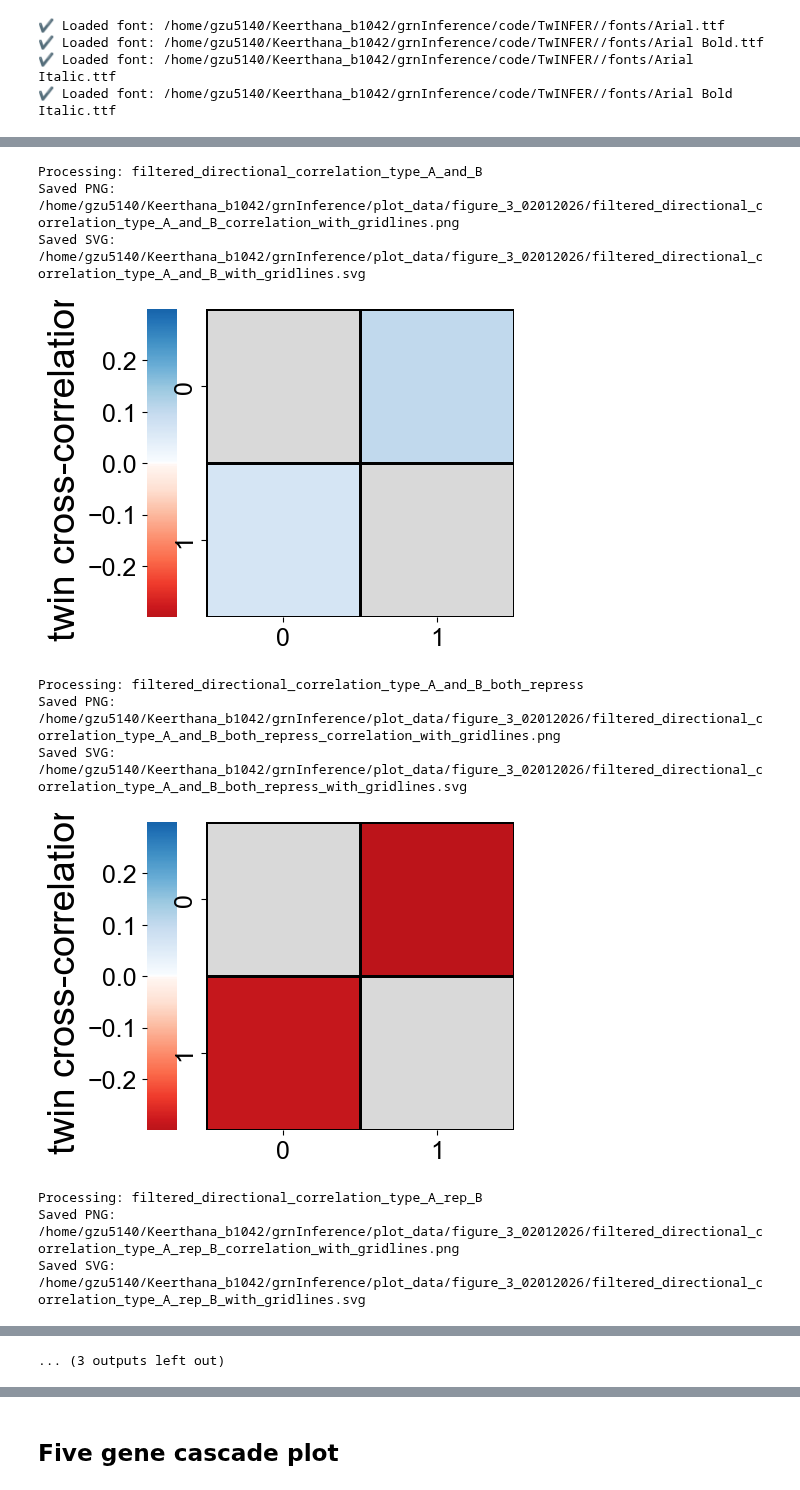
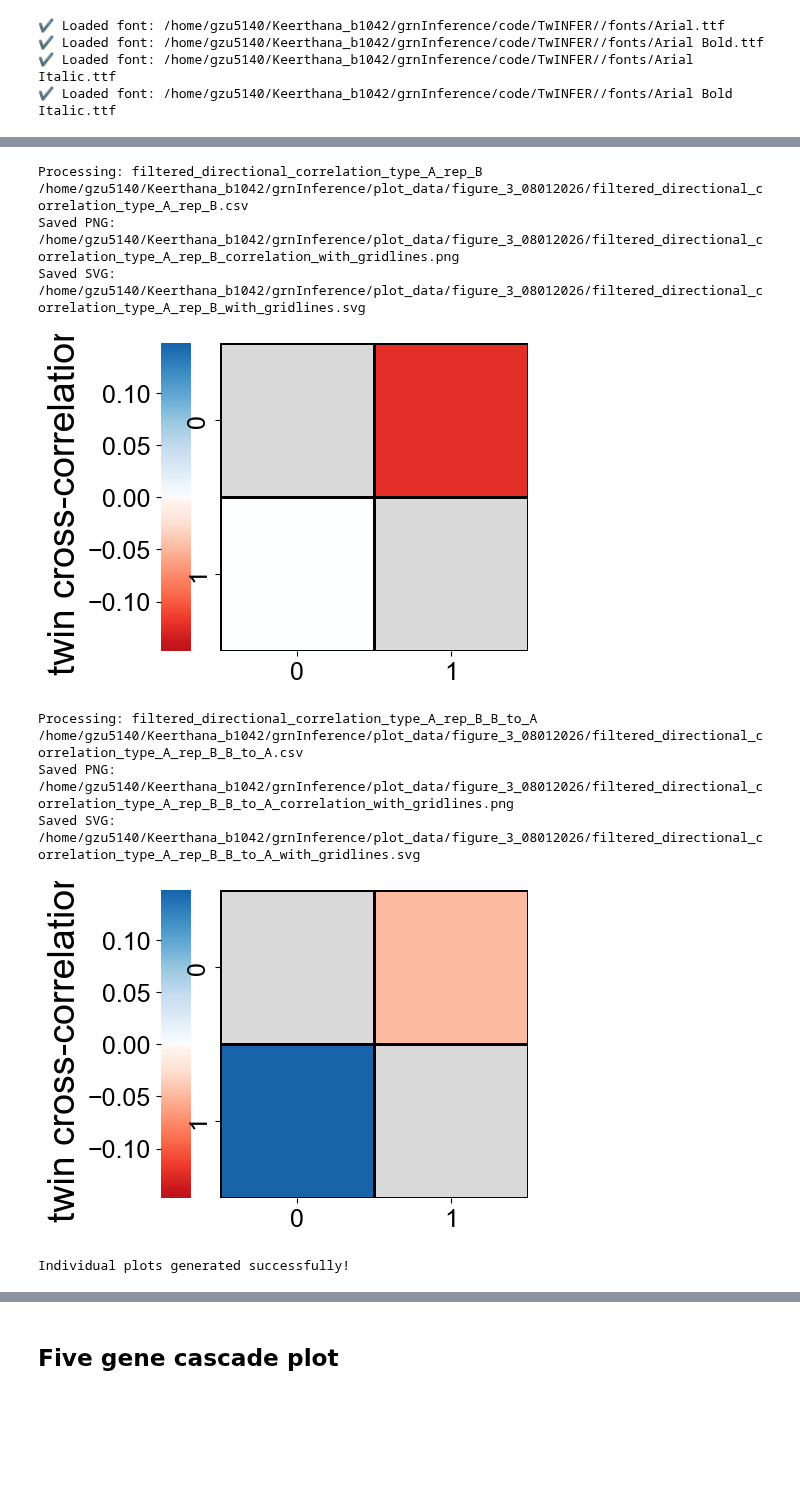
Before and after one commit to GoyalLab/TwINFER, a Jupyter notebook: scripts_to_plot_figures/figure_3.ipynb, the cells around one changed output, grey strips where cells are left out. Drawn from its saved outputs; the diff is of its cells as text; code cells hidden in the pictures; blank space fills up the shorter version.

```diff
--- a/scripts_to_plot_figures/figure_3.ipynb
+++ b/scripts_to_plot_figures/figure_3.ipynb
@@ -54,6 +54,6 @@ plt.rcParams['legend.fontsize'] = 12*1.5     # legend text
 ✔ Loaded font: /home/gzu5140/Keerthana_b1042/grnInference/code/TwINFER//fonts/Arial Italic.ttf
 ✔ Loaded font: /home/gzu5140/Keerthana_b1042/grnInference/code/TwINFER//fonts/Arial Bold Italic.ttf
 # %%
-path_to_plot_data = "/home/gzu5140/Keerthana_b1042/grnInference/plot_data/figure_3_02012026/"
-path_to_plots = "/home/gzu5140/Keerthana_b1042/grnInference/plot_data/figure_3_02012026/"
+path_to_plot_data = "/home/gzu5140/Keerthana_b1042/grnInference/plot_data/figure_3"
+path_to_plots = "/home/gzu5140/Keerthana_b1042/grnInference/plot_data/figure_3_08012026/"
 os.makedirs(path_to_plots, exist_ok=True)
@@ -489,7 +497,7 @@ def plot_all_correlations_common_scale(
             plt.show()
 # %%
 plot_all_correlations_common_scale(
-        path_to_plot_data,
+        data_folder = path_to_plot_data,
         path_to_plots=f"{path_to_plots}/",
         use_symmetric_scale=True,
         matrix_type="correlation"
@@ -504,11 +513,11 @@ Saved SVG: /home/gzu5140/Keerthana_b1042/grnInference/plot_data/figure_3_0201202
-Processing: filtered_directional_correlation_type_A_and_B
-Saved PNG: /home/gzu5140/Keerthana_b1042/grnInference/plot_data/figure_3_02012026/filtered_directional_correlation_type_A_and_B_correlation_with_gridlines.png
-Saved SVG: /home/gzu5140/Keerthana_b1042/grnInference/plot_data/figure_3_02012026/filtered_directional_correlation_type_A_and_B_with_gridlines.svg
+Processing: filtered_directional_correlation_type_A_rep_B
+/home/gzu5140/Keerthana_b1042/grnInference/plot_data/figure_3_08012026/filtered_directional_correlation_type_A_rep_B.csv
+Saved PNG: /home/gzu5140/Keerthana_b1042/grnInference/plot_data/figure_3_08012026/filtered_directional_correlation_type_A_rep_B_correlation_with_gridlines.png
+Saved SVG: /home/gzu5140/Keerthana_b1042/grnInference/plot_data/figure_3_08012026/filtered_directional_correlation_type_A_rep_B_with_gridlines.svg
-[figure, old version]
+[figure, new version]
-Processing: filtered_directional_correlation_type_A_and_B_both_repress
-Saved PNG: /home/gzu5140/Keerthana_b1042/grnInference/plot_data/figure_3_02012026/filtered_directional_correlation_type_A_and_B_both_repress_correlation_with_gridlines.png
-Saved SVG: /home/gzu5140/Keerthana_b1042/grnInference/plot_data/figure_3_02012026/filtered_directional_correlation_type_A_and_B_both_repress_with_gridlines.svg
+Processing: filtered_directional_correlation_type_A_rep_B_B_to_A
+/home/gzu5140/Keerthana_b1042/grnInference/plot_data/figure_3_08012026/filtered_directional_correlation_type_A_rep_B_B_to_A.csv
+Saved PNG: /home/gzu5140/Keerthana_b1042/grnInference/plot_data/figure_3_08012026/filtered_directional_correlation_type_A_rep_B_B_to_A_correlation_with_gridlines.png
+Saved SVG: /home/gzu5140/Keerthana_b1042/grnInference/plot_data/figure_3_08012026/filtered_directional_correlation_type_A_rep_B_B_to_A_with_gridlines.svg
-[figure, old version]
+[figure, new version]
-Processing: filtered_directional_correlation_type_A_rep_B
-Saved PNG: /home/gzu5140/Keerthana_b1042/grnInference/plot_data/figure_3_02012026/filtered_directional_correlation_type_A_rep_B_correlation_with_gridlines.png
-Saved SVG: /home/gzu5140/Keerthana_b1042/grnInference/plot_data/figure_3_02012026/filtered_directional_correlation_type_A_rep_B_with_gridlines.svg
+Individual plots generated successfully!
@@ -524 +523,0 @@ Saved SVG: /home/gzu5140/Keerthana_b1042/grnInference/plot_data/figure_3_0201202
-... (3 outputs left out)
```
Also changed, not shown: parts of 6 cells of this notebook, 2 other files.
